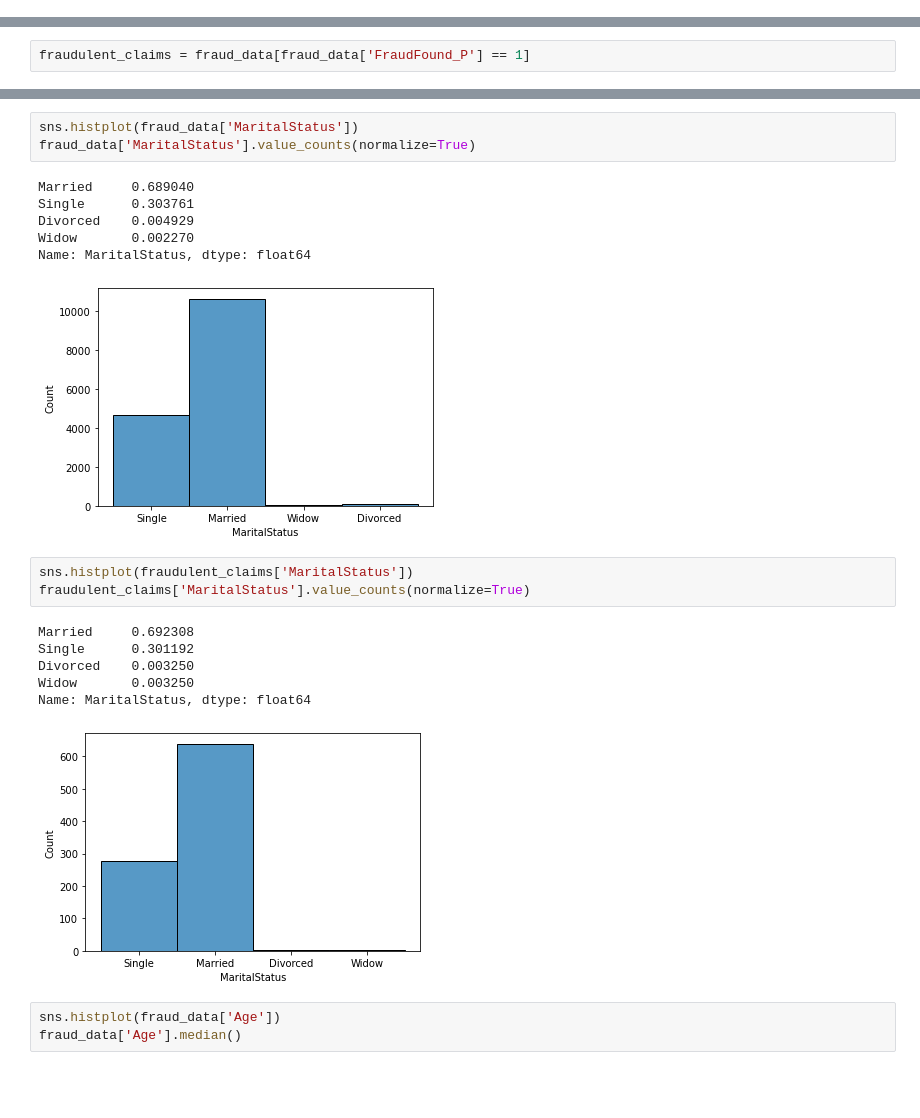
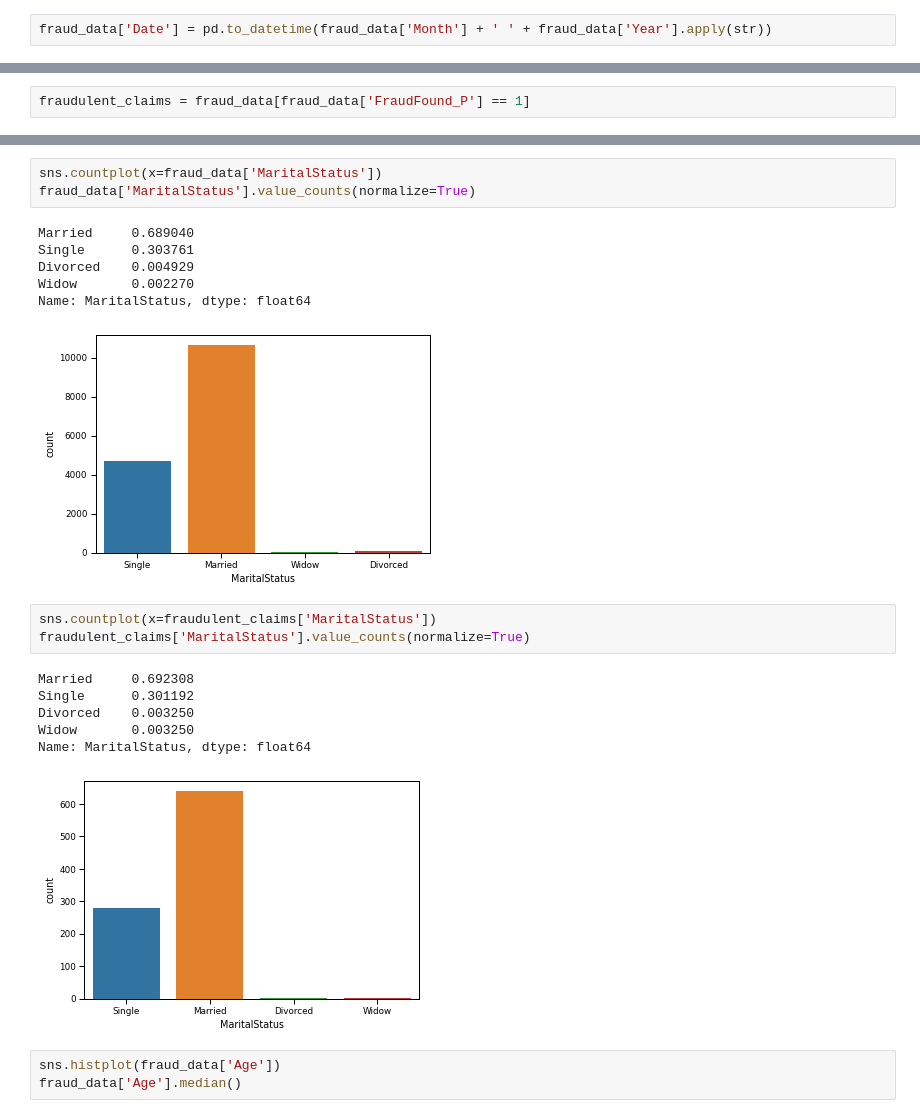
Before and after one commit to smirs/car-insurance-fraud-detection, a Jupyter notebook: fraud_detection.ipynb, the cells around one changed output, grey strips where cells are left out. Cells and saved outputs as stored; diff of their text form; blank space fills up the shorter version.

```diff
--- a/fraud_detection.ipynb
+++ b/fraud_detection.ipynb
@@ -47,3 +47,5 @@ Index(['Month', 'WeekOfMonth', 'DayOfWeek', 'Make', 'AccidentArea',
        'NumberOfSuppliments', 'AddressChange_Claim', 'NumberOfCars', 'Year',
        'BasePolicy'],
       dtype='object')
+# %%
+fraud_data['Date'] = pd.to_datetime(fraud_data['Month'] + ' ' + fraud_data['Year'].apply(str))
@@ -100,5 +112,5 @@ Name: Sex, dtype: float64
 # %%
-sns.histplot(fraud_data['MaritalStatus'])
+sns.countplot(x=fraud_data['MaritalStatus'])
 fraud_data['MaritalStatus'].value_counts(normalize=True)
 # %% [output]
 Married     0.689040
@@ -106,17 +118,17 @@ Single      0.303761
 Divorced    0.004929
 Widow       0.002270
 Name: MaritalStatus, dtype: float64
-[figure, old version]
+[figure, new version]
 # %%
-sns.histplot(fraudulent_claims['MaritalStatus'])
+sns.countplot(x=fraudulent_claims['MaritalStatus'])
 fraudulent_claims['MaritalStatus'].value_counts(normalize=True)
 # %% [output]
 Married     0.692308
 Single      0.301192
 Divorced    0.003250
 Widow       0.003250
 Name: MaritalStatus, dtype: float64
-[figure, old version]
+[figure, new version]
 # %%
 sns.histplot(fraud_data['Age'])
 fraud_data['Age'].median()
```
Also changed, not shown: parts of 13 cells of this notebook.
